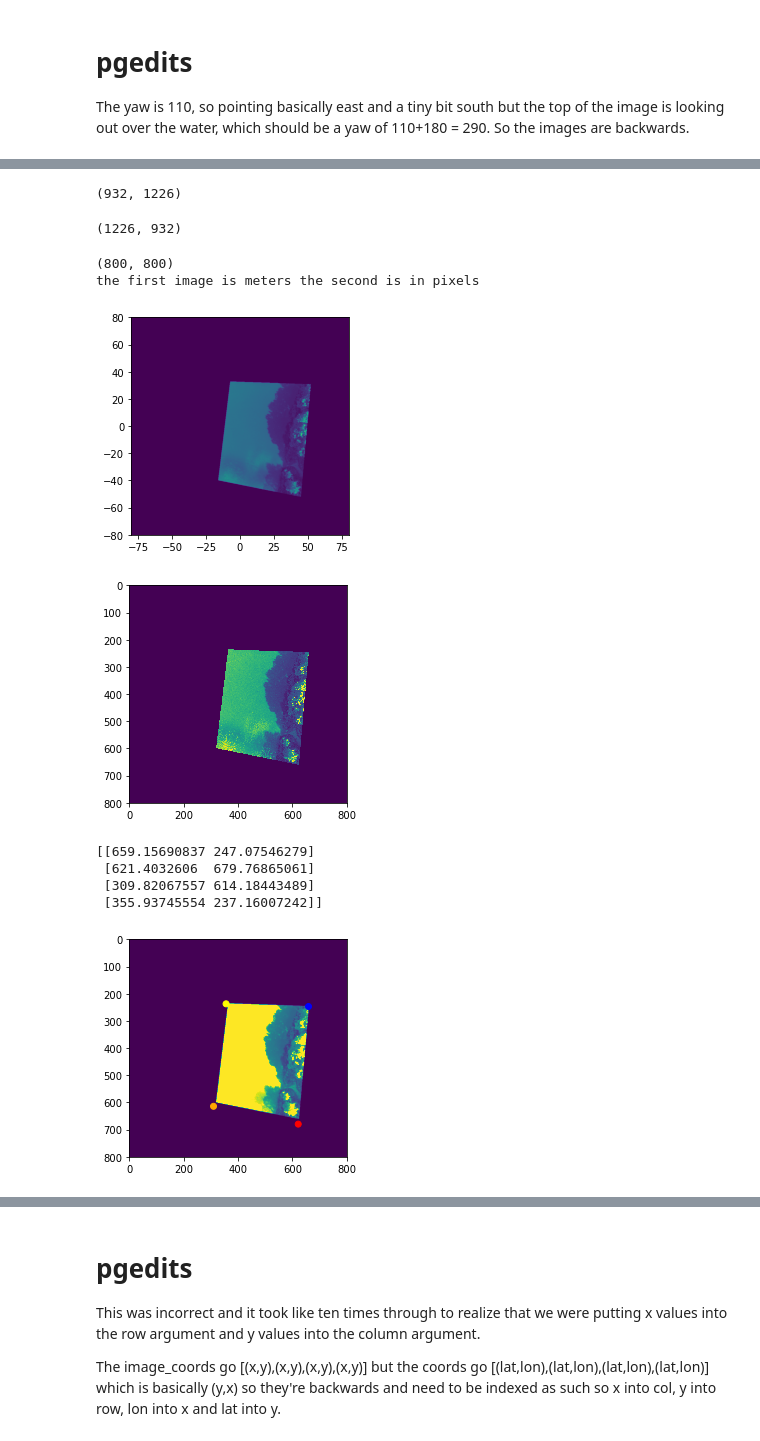
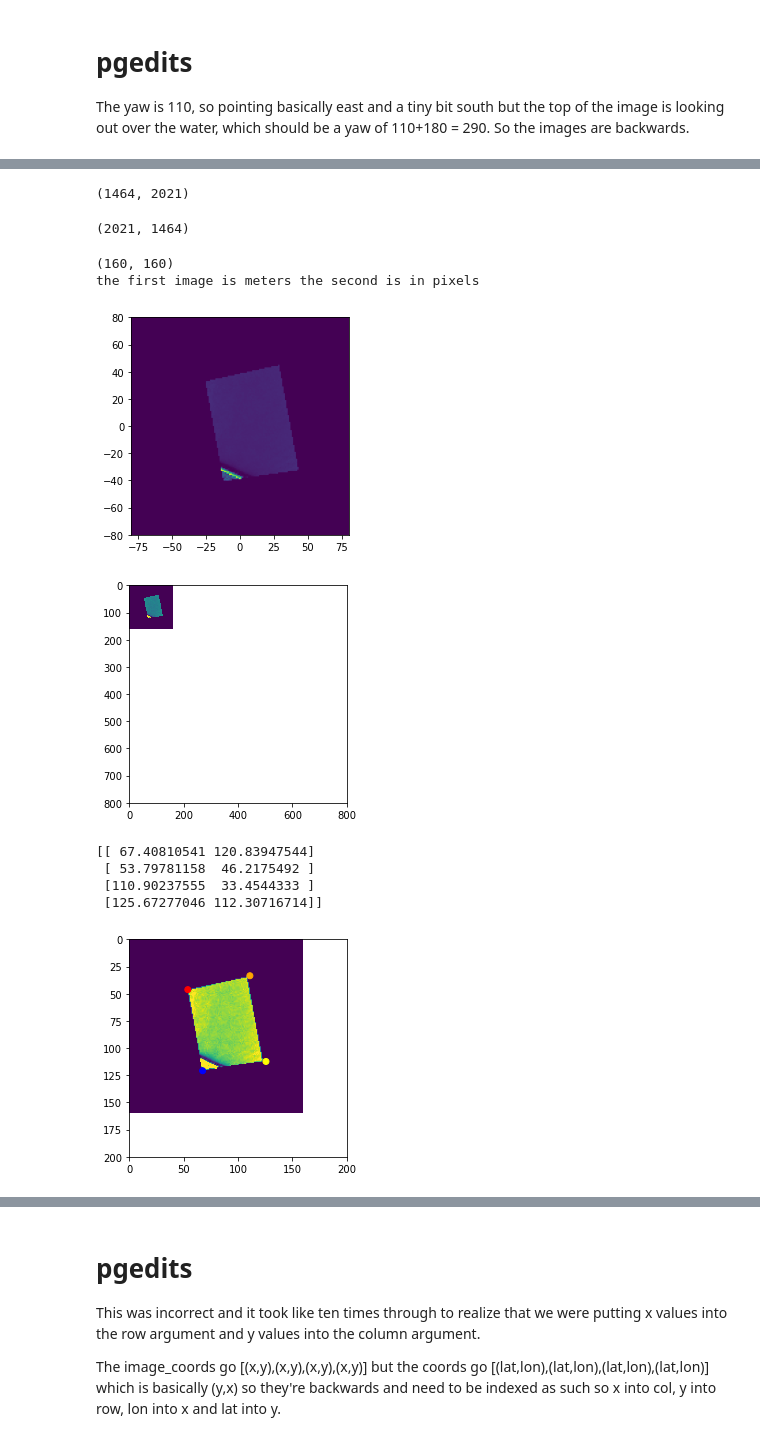
Before and after one commit to aewindle110/DroneWQ, a Jupyter notebook: Georeference.ipynb, the cells around one changed output, grey strips where cells are left out. Saved outputs shown, nothing was run; the diff lists cells and outputs as text; code cells hidden in the pictures.

```diff
--- a/Georeference.ipynb
+++ b/Georeference.ipynb
@@ -47,7 +26,7 @@ from utils_awedits3 import *
 #project_path = os.path.join('../../../', '10_01_20', '0002SET', '000_test')
 #project_path = os.path.join('../../../', 'Lake_Erie', 'test')
 #project_path = os.path.join('../../../', 'Lake_Erie', 'large_test')
-project_path = os.path.join('.')
+project_path = os.path.join('data')
 #project_path = os.path.join('../../DroneWQ/data/test/test_dir')
 project_path
 # %% [output]
@@ -81,6 +60,6 @@ plt.show()
 # %%
-i = 9
-plt.imshow(rrs_imgs[i,0,:,:], vmin=0.001, vmax=.012)
+i = 2
+plt.imshow(rrs_imgs[i,2,:,:], vmin=0.001, vmax=.012)
 # plt.xlim(0,1226)
 # plt.ylim(0,932)
 # %% [output]
@@ -142,18 +121,17 @@ cam = ct.Camera(ct.RectilinearProjection(focallength_mm=f,
 # gps pts are lat lon
 cam.setGPSpos(lat, lon, alt)
 # %%
-
 rrs_imgs[i,0,:,:].shape
 # %% [output]
-(932, 1226)
+(1464, 2021)
 # %%
 rrs_imgs[i,0,:,:].T.shape
 # %% [output]
-(1226, 932)
+(2021, 1464)
 # %%
 # pgedits this scaling factor is the size of the pixels in the final image so we can tune it depending on needs
 # so when we set this to 0.2 and the image size to -80 to 80 meters (160m) we get an image size of 160/.2 = 800 pixels
-scaling = .2
+scaling = 1
 
 # pgedits normally we wouldn't need to flip this image but maybe it is an option in the code to flip if you have things
 # integrated 180 from each other
@@ -185,10 +163,10 @@ plt.show()
 
 #plt.imshow and plt.pcolormesh look different
 # %% [output]
-(800, 800)
+(160, 160)
 the first image is meters the second is in pixels
-[figure, old version]
+[figure, new version]
-[figure, old version]
+[figure, new version]
 # %%
 # space location / scaling factor - half the image
 
@@ -211,26 +189,26 @@ def spacetotopdown(top_im, cam, image_size, scaling):
 # %%
 fig,ax = plt.subplots(figsize=(4,4))
 
 # Now get the image coordinates of the corners of the original image but in the top down image
-image_coords = spacetotopdown(top_im, cam, image_size, scaling=.2)
+image_coords = spacetotopdown(top_im, cam, image_size, scaling=scaling)
 print(image_coords)
 
 # show this image
 ax.imshow(top_im, vmin=0, vmax=0.0065)
 # ax.set_xlabel("x position in m")
 # ax.set_ylabel("y position in m");
 ax.scatter(image_coords[:,0],image_coords[:,1], c=('blue', 'red', 'orange', 'yellow'))
 
-plt.xlim(0,800)
-plt.ylim(800,0)
+plt.xlim(0,200)
+plt.ylim(200,0)
 
 plt.show()
 # %% [output]
-[[659.15690837 247.07546279]
- [621.4032606  679.76865061]
- [309.82067557 614.18443489]
- [355.93745554 237.16007242]]
+[[ 67.40810541 120.83947544]
+ [ 53.79781158  46.2175492 ]
+ [110.90237555  33.4544333 ]
+ [125.67277046 112.30716714]]
-[figure, old version]
+[figure, new version]
 # %%
 # these are the coordinates of the image corners
 
```
Also changed, not shown: parts of 19 cells of this notebook, 5 other files.
